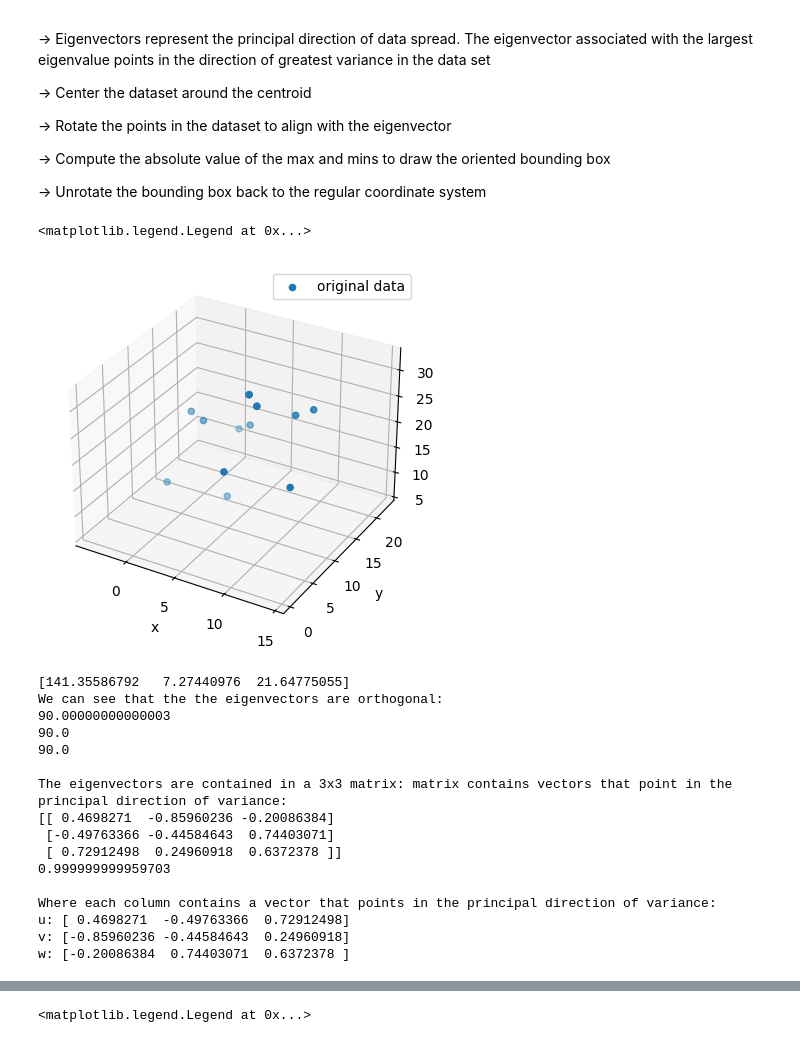
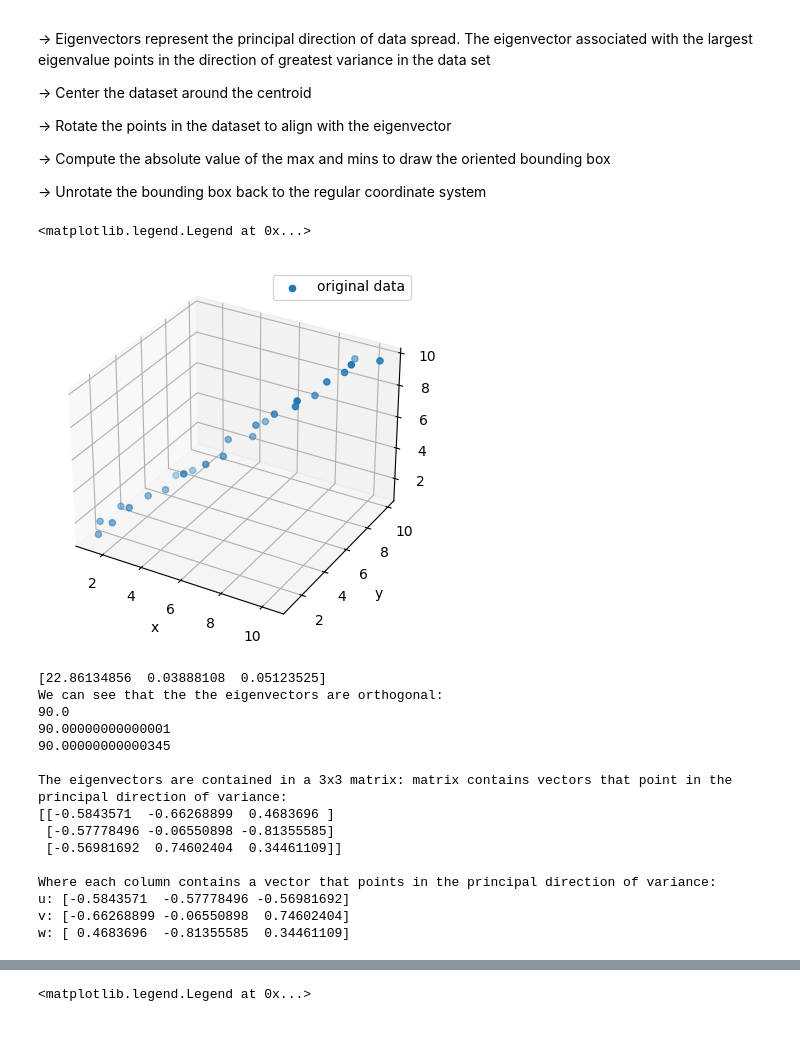
Before and after one commit to VRazgaitis/geometry_engine, a Jupyter notebook: bounding_box.ipynb, the cells around one changed output, grey strips where cells are left out. Saved outputs shown, nothing was run; the diff lists cells and outputs as text; code cells hidden in the pictures.

```diff
--- a/bounding_box.ipynb
+++ b/bounding_box.ipynb
@@ -18,48 +18,50 @@
 # %%
 # %matplotlib widget
 import matplotlib.pyplot as plt
 import numpy as np
 import numpy.linalg as LA
 from mpl_toolkits.mplot3d import Axes3D
 
 
 # generate random points, add noise to dataset
-# y = np.linspace(1, 10, 5) + np.random.normal(0, 0.2, 5)
-# z = np.linspace(1, 10, 5) + np.random.normal(0, 0.2, 5)
-# x = np.linspace(1, 10, 5) + np.random.normal(0, 0.2, 5)
-# data = np.vstack([x, y, z])
+y = np.linspace(1, 10, 25) + np.random.normal(0, 0.2, 25)
+z = np.linspace(1, 10, 25) + np.random.normal(0, 0.2, 25)
+x = np.linspace(1, 10, 25) + np.random.normal(0, 0.2, 25)
+data = np.vstack([x, y, z])
 
-mesh = np.array([
-    [2.9332705452110419, 14.005997384948117, 6.1899642452550392],
-    [1.2796522506551051, 22.683917742744043, 12.887540879848547],
-    [-3.9500367363111302, 20.248855069408705, 14.751404668622987],
-    [-2.2964184417551925, 11.570934711612779, 8.053828034029479],
-    [9.2360317618136420, 0.22996972574907204, 25.595435689360876],
-    [7.5824134672577008, 8.9078900835449986, 32.293012323954386],
-    [12.812102454223936, 11.342952756880337, 30.429148535179941],
-    [-2.2121896654934430, 19.410762544741115, 14.427265355518752],
-    [0.93512546588596646, 20.876224375596824, 13.305560657617981],
-    [-3.9500367363111302, 20.248855069408705, 14.751404668622987],
-    [-2.2121896654934430, 19.410762544741115, 14.427265355518752],
-    [8.2569381821712469, 9.1154644721638078, 30.351490472953653],
-    [11.404253313550655, 10.580926303019524, 29.229785775052882],
-    [1.2796522506551051, 22.683917742744043, 12.887540879848547],
-    [7.5824134672577008, 8.9078900835449986, 32.293012323954386],
-    [8.2569381821712469, 9.1154644721638078, 30.351490472953653],
-    [14.465720748779876, 2.6650323990844091, 23.731571900586438]
-    ])
-data = mesh.T  # transpose for means
+# for additional testing
+# mesh = np.array([
+#     [2.9332705452110419, 14.005997384948117, 6.1899642452550392],
+#     [1.2796522506551051, 22.683917742744043, 12.887540879848547],
+#     [-3.9500367363111302, 20.248855069408705, 14.751404668622987],
+#     [-2.2964184417551925, 11.570934711612779, 8.053828034029479],
+#     [9.2360317618136420, 0.22996972574907204, 25.595435689360876],
+#     [7.5824134672577008, 8.9078900835449986, 32.293012323954386],
+#     [12.812102454223936, 11.342952756880337, 30.429148535179941],
+#     [-2.2121896654934430, 19.410762544741115, 14.427265355518752],
+#     [0.93512546588596646, 20.876224375596824, 13.305560657617981],
+#     [-3.9500367363111302, 20.248855069408705, 14.751404668622987],
+#     [-2.2121896654934430, 19.410762544741115, 14.427265355518752],
+#     [8.2569381821712469, 9.1154644721638078, 30.351490472953653],
+#     [11.404253313550655, 10.580926303019524, 29.229785775052882],
+#     [1.2796522506551051, 22.683917742744043, 12.887540879848547],
+#     [7.5824134672577008, 8.9078900835449986, 32.293012323954386],
+#     [8.2569381821712469, 9.1154644721638078, 30.351490472953653],
+#     [14.465720748779876, 2.6650323990844091, 23.731571900586438]
+#     ])
+# data = mesh.T  # transpose for means
+
 # plot pointset
 fig = plt.figure()
 ax = fig.add_subplot(111, projection='3d')
 ax.scatter(data[0,:], data[1,:], data[2,:], label="original data")
 ax.set_xlabel('x')
 ax.set_ylabel('y')
 ax.set_zlabel('z')
 ax.legend()
 # %% [output]
 <matplotlib.legend.Legend at 0x...>
-[figure, old version]
+[figure, new version]
 # %%
 means = np.mean(data, axis=1)
 # Covariance represents the degree of clustering around the mean in each axis
@@ -83,22 +85,21 @@ print(f'u: {eigenvectors[:,0]}')
 print(f'v: {eigenvectors[:,1]}')
 print(f'w: {eigenvectors[:,2]}')
 # %% [output]
-[141.35586792   7.27440976  21.64775055]
+[22.86134856  0.03888108  0.05123525]
 We can see that the the eigenvectors are orthogonal:
-90.00000000000003
 90.0
-90.0
+90.00000000000001
+90.00000000000345
 
 The eigenvectors are contained in a 3x3 matrix: matrix contains vectors that point in the principal direction of variance:
-[[ 0.4698271  -0.85960236 -0.20086384]
- [-0.49763366 -0.44584643  0.74403071]
- [ 0.72912498  0.24960918  0.6372378 ]]
-0.999999999959703
+[[-0.5843571  -0.66268899  0.4683696 ]
+ [-0.57778496 -0.06550898 -0.81355585]
+ [-0.56981692  0.74602404  0.34461109]]
 
 Where each column contains a vector that points in the principal direction of variance:
-u: [ 0.4698271  -0.49763366  0.72912498]
-v: [-0.85960236 -0.44584643  0.24960918]
-w: [-0.20086384  0.74403071  0.6372378 ]
+u: [-0.5843571  -0.57778496 -0.56981692]
+v: [-0.66268899 -0.06550898  0.74602404]
+w: [ 0.4683696  -0.81355585  0.34461109]
 # %%
 # The eigenvectors are at the cartesian origin, meaning we need to move the point cloud to be centered around the origin to be useful
 # We do this by subtracting the means from each value. This aligns the centroid of the dataset to the cartesian origin
```
Also changed, not shown: parts of 4 cells of this notebook, 5 other files.
